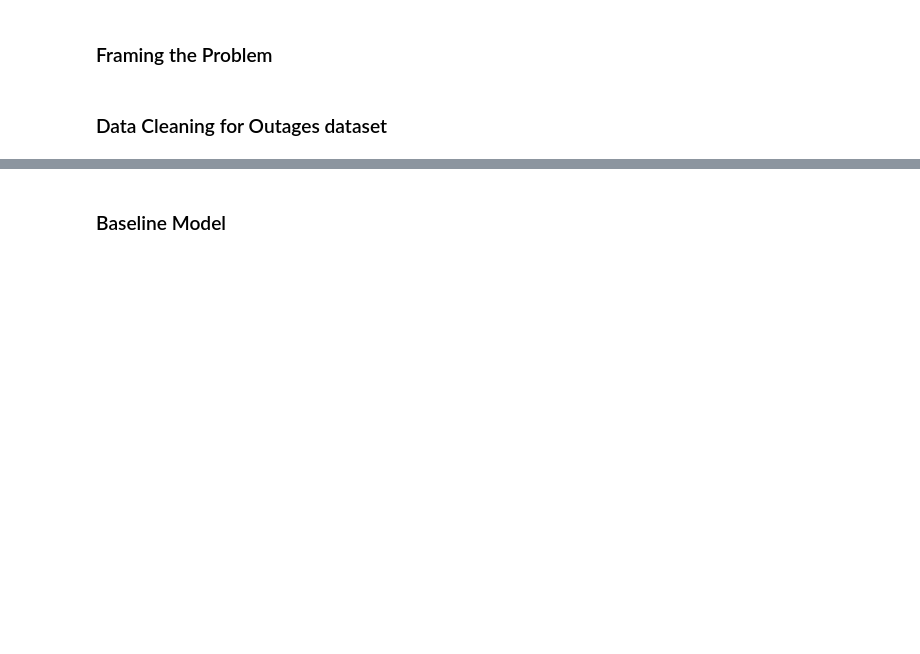
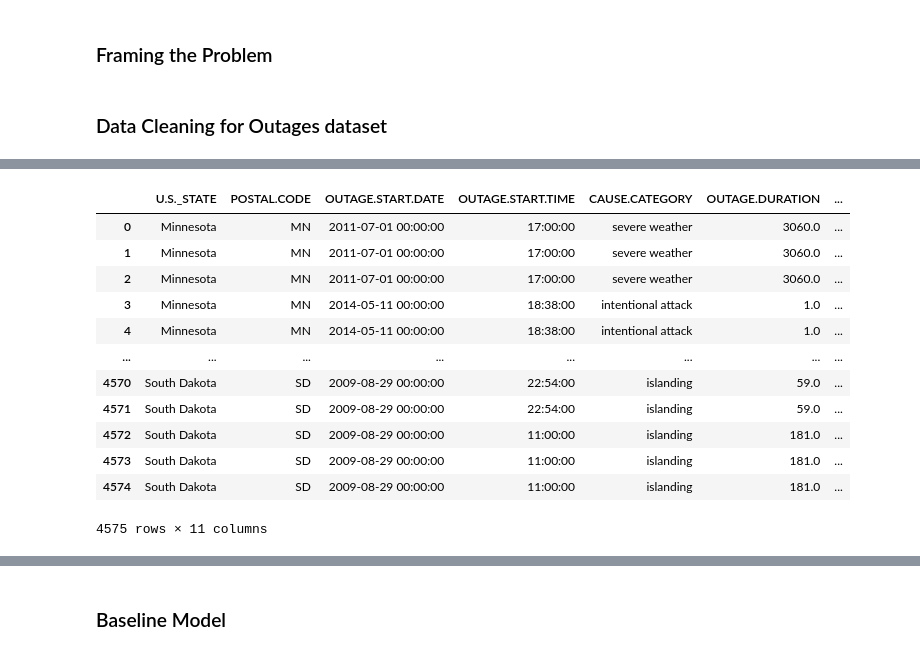
Before and after one commit to mofuwu/outages-model-building, a Jupyter notebook: template.ipynb, the cells around one changed output, grey strips where cells are left out. Saved outputs shown, nothing was run; the diff lists cells and outputs as text; code cells hidden in the pictures; blank space fills up the shorter version.

```diff
--- a/template.ipynb
+++ b/template.ipynb
@@ -70,7 +79,7 @@ def conditional_mean_impute(df, target, dependent):
     return df.groupby(dependent)[target].apply(lambda x: x.fillna(x.mean()))
 # %%
 outage = outage.copy()[~outage['OUTAGE.START.DATE'].isna()]
-non_numeric_col = ['U.S._STATE', 'OUTAGE.START.DATE', 'OUTAGE.START.TIME', 'CAUSE.CATEGORY']
+non_numeric_col = ['U.S._STATE', 'POSTAL.CODE', 'OUTAGE.START.DATE', 'OUTAGE.START.TIME', 'CAUSE.CATEGORY']
 sector_related = ['PRICE', 'SALES', 'CUSTOMERS', 'MONEY.LOST']
 sectors = ['RES', 'COM', 'IND']
 
@@ -92,7 +101,8 @@ outage_imputed = outage_imputed.drop(columns=['DEMAND.LOSS.MW', 'RES.PERCEN', 'C
 # print(outage.head().to_markdown())
 
 outage_merge = merge_sector(outage_imputed, sector_related, sectors)
-outage_explode = outage_merge.explode(sector_related)
+outage_explode = outage_merge.explode(sector_related).reset_index().drop(columns='index')
 outage_explode['Sector'] = sectors*len(outage_merge)
 print(outage_explode)
+display(outage_explode)
 # %% [output]
@@ -116,3 +126,16 @@ print(outage_explode)
+|  | U.S._STATE | POSTAL.CODE | OUTAGE.START.DATE | OUTAGE.START.TIME | CAUSE.CATEGORY | OUTAGE.DURATION | ... |
+| 0 | Minnesota | MN | 2011-07-01 00:00:00 | 17:00:00 | severe weather | 3060.0 | ... |
+| 1 | Minnesota | MN | 2011-07-01 00:00:00 | 17:00:00 | severe weather | 3060.0 | ... |
+| 2 | Minnesota | MN | 2011-07-01 00:00:00 | 17:00:00 | severe weather | 3060.0 | ... |
+| 3 | Minnesota | MN | 2014-05-11 00:00:00 | 18:38:00 | intentional attack | 1.0 | ... |
+| 4 | Minnesota | MN | 2014-05-11 00:00:00 | 18:38:00 | intentional attack | 1.0 | ... |
+| ... | ... | ... | ... | ... | ... | ... | ... |
+| 4570 | South Dakota | SD | 2009-08-29 00:00:00 | 22:54:00 | islanding | 59.0 | ... |
+| 4571 | South Dakota | SD | 2009-08-29 00:00:00 | 22:54:00 | islanding | 59.0 | ... |
+| 4572 | South Dakota | SD | 2009-08-29 00:00:00 | 11:00:00 | islanding | 181.0 | ... |
+| 4573 | South Dakota | SD | 2009-08-29 00:00:00 | 11:00:00 | islanding | 181.0 | ... |
+| 4574 | South Dakota | SD | 2009-08-29 00:00:00 | 11:00:00 | islanding | 181.0 | ... |
+4575 rows × 11 columns
 # %% [markdown]
 # TODO
 ## Baseline model
```
Also changed, not shown: parts of 17 cells of this notebook, 1 other file.
